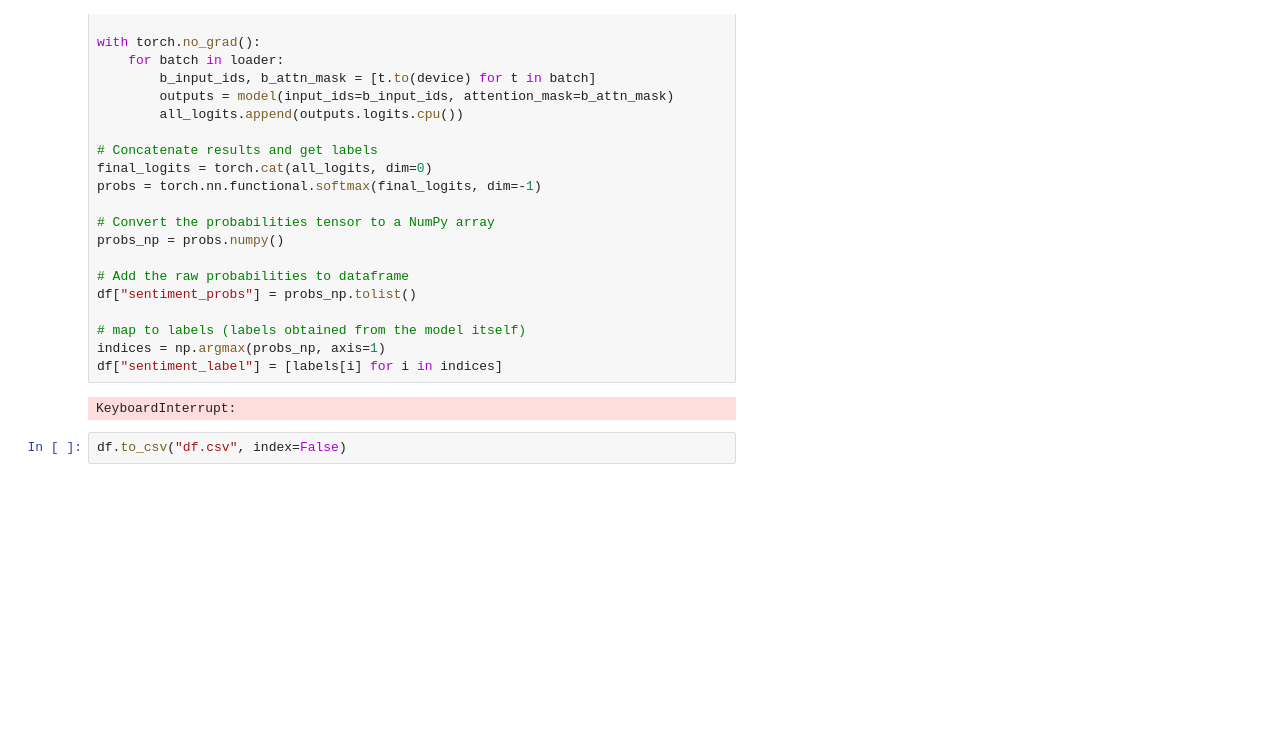
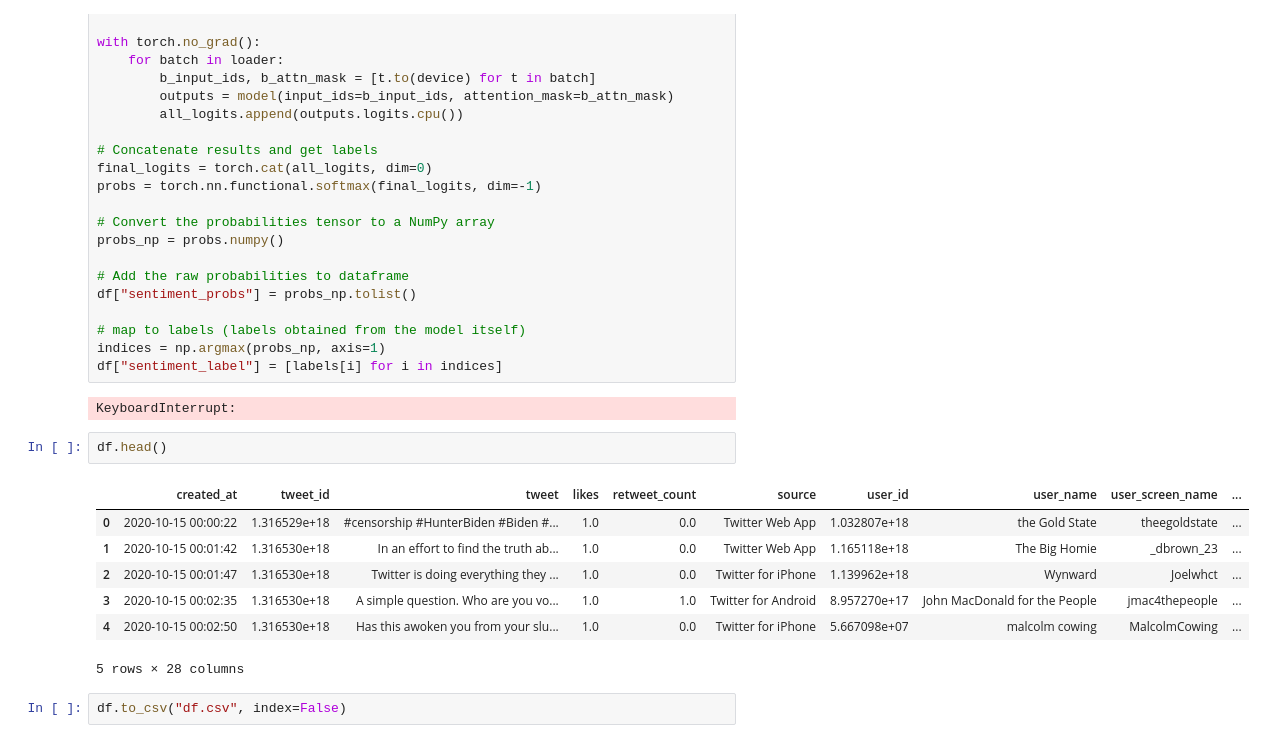
Before and after one commit to marcussleongg/twitter_political_sentiment_analysis, a Jupyter notebook: notebooks/analysis.ipynb, the cells around one changed output. Drawn from its saved outputs; the diff is of its cells as text; blank space fills up the shorter version.

```diff
--- a/notebooks/analysis.ipynb
+++ b/notebooks/analysis.ipynb
@@ -398,6 +683,16 @@ indices = np.argmax(probs_np, axis=1)
 df["sentiment_label"] = [labels[i] for i in indices]
 # %% [output]
 KeyboardInterrupt:
+# %%
+df.head()
+# %% [output]
+|  | created_at | tweet_id | tweet | likes | retweet_count | source | user_id | user_name | user_screen_name | ... |
+| 0 | 2020-10-15 00:00:22 | 1.316529e+18 | #censorship #HunterBiden #Biden #... | 1.0 | 0.0 | Twitter Web App | 1.032807e+18 | the Gold State | theegoldstate | ... |
+| 1 | 2020-10-15 00:01:42 | 1.316530e+18 | In an effort to find the truth ab... | 1.0 | 0.0 | Twitter Web App | 1.165118e+18 | The Big Homie | _dbrown_23 | ... |
+| 2 | 2020-10-15 00:01:47 | 1.316530e+18 | Twitter is doing everything they ... | 1.0 | 0.0 | Twitter for iPhone | 1.139962e+18 | Wynward | Joelwhct | ... |
+| 3 | 2020-10-15 00:02:35 | 1.316530e+18 | A simple question. Who are you vo... | 1.0 | 1.0 | Twitter for Android | 8.957270e+17 | John MacDonald for the People | jmac4thepeople | ... |
+| 4 | 2020-10-15 00:02:50 | 1.316530e+18 | Has this awoken you from your slu... | 1.0 | 0.0 | Twitter for iPhone | 5.667098e+07 | malcolm cowing | MalcolmCowing | ... |
+5 rows × 28 columns
 # %%
 df.to_csv("df.csv", index=False)
 # %%
```
Also changed, not shown: parts of 100 cells of this notebook.
